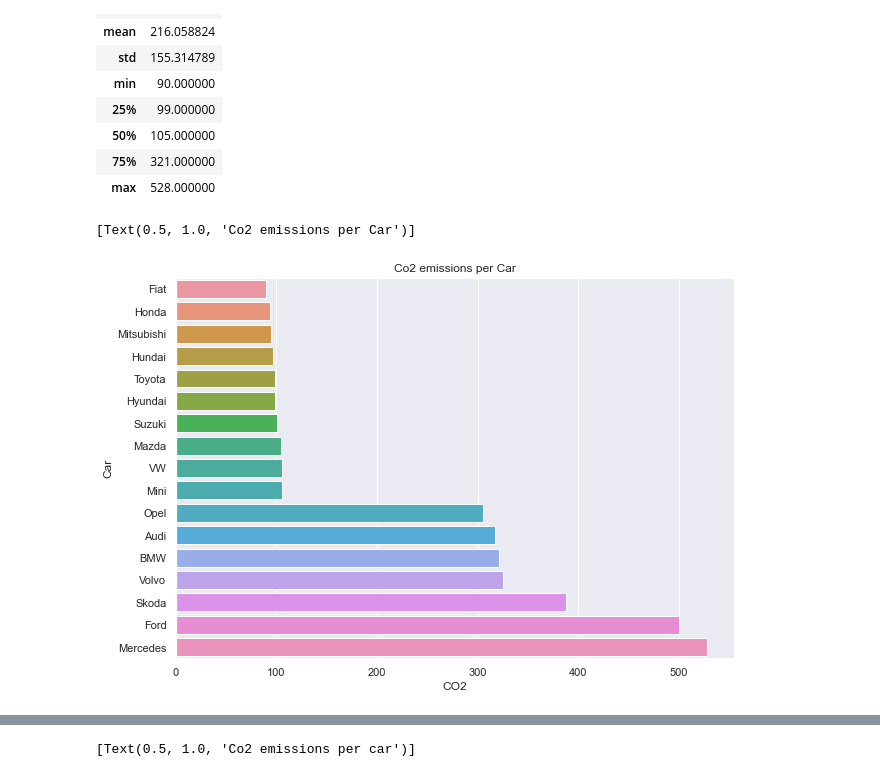
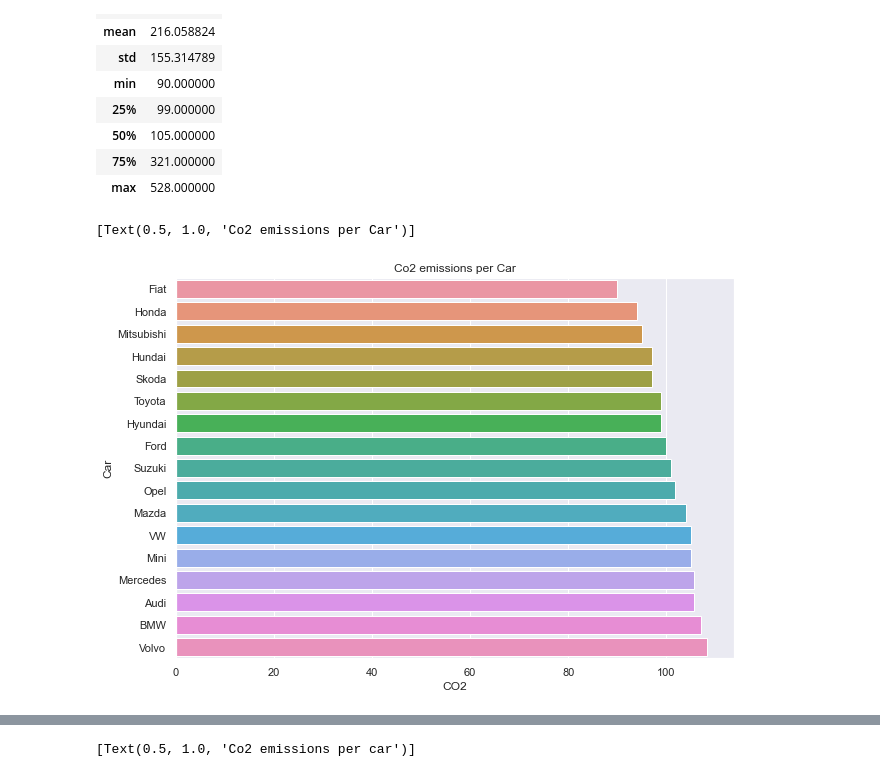
Before and after one commit to R-White-0/CO2-Emissions-EDA, a Jupyter notebook: src/CO2 Emmisions EDA copy.ipynb, the cells around one changed output, grey strips where cells are left out. Saved outputs shown, nothing was run; the diff lists cells and outputs as text; code cells hidden in the pictures.

Commit message:
added avg Co2 Emissions plot

```diff
--- a/src/CO2 Emmisions EDA copy.ipynb
+++ b/src/CO2 Emmisions EDA copy.ipynb
@@ -220,0 +232,2 @@ co2dfCopy["Car"].value_counts().plot(kind="barh", title=" Vehicle Count")
+# %%
+avg_emissions_by_car = emissions.groupby("Car")["CO2"].mean().reset_index().sort_values(by="CO2", ascending=True)
@@ -255,14 +301,13 @@ emissions_by_cars.describe()
 | max | 528.000000 |
 # %%
 from turtle import title
-
 
 sns.set(style = "darkgrid")
 plt.figure(figsize = (10,7))
 
 sns.barplot(x = "CO2",
             y = "Car",
-            data = emissions_by_cars).set(title="Co2 emissions per Car")
+            data = avg_emissions_by_car).set(title="Co2 emissions per Car")
 # %% [output]
 [Text(0.5, 1.0, 'Co2 emissions per Car')]
-[figure, old version]
+[figure, new version]
```
Also changed, not shown: parts of 19 cells of this notebook.
